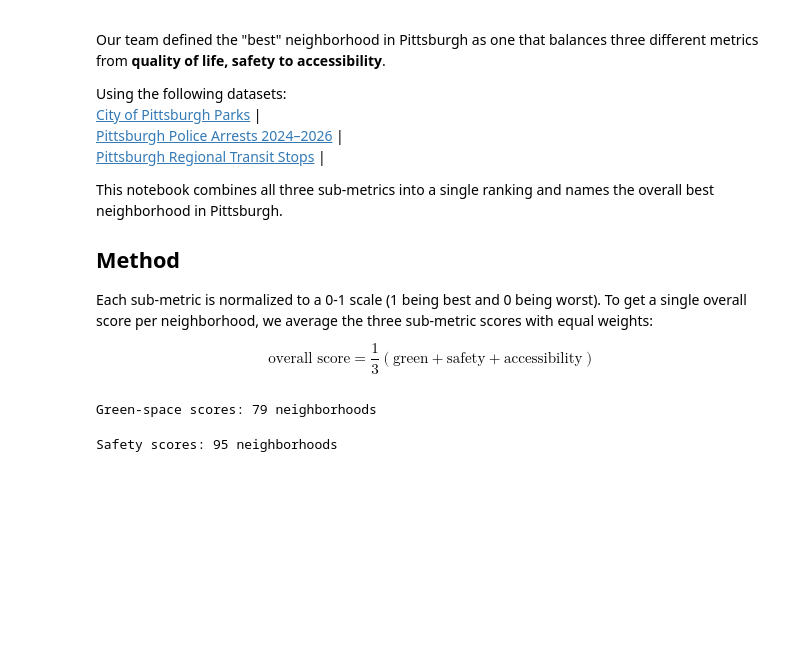
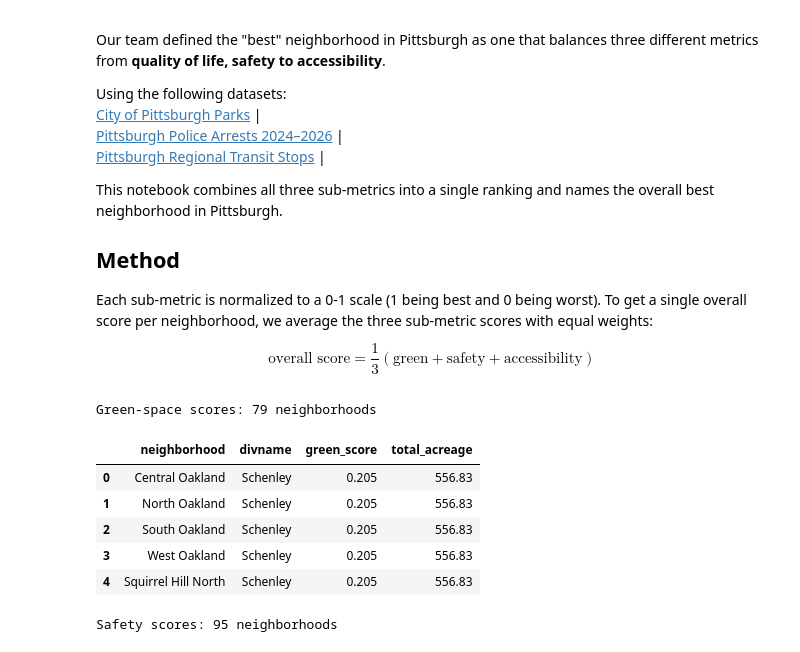
Before and after one commit to g0ldl/Best-Neighborhood, a Jupyter notebook: combined_analysis.ipynb, the cells around one changed output. Cells and saved outputs as stored; diff of their text form; code cells hidden in the pictures; blank space fills up the shorter version.

```diff
--- a/combined_analysis.ipynb
+++ b/combined_analysis.ipynb
@@ -31,9 +31,16 @@ $$\text{overall score} = \frac{1}{3}(\text{green} + \text{safety} + \text{access
 # %%
 #quality scores
 green = pd.read_csv('green_space_scores_by_neighborhood.csv')
 print(f'Green-space scores: {len(green)} neighborhoods')
+green.head()
 # %% [output]
 Green-space scores: 79 neighborhoods
+|  | neighborhood | divname | green_score | total_acreage |
+| 0 | Central Oakland | Schenley | 0.205 | 556.83 |
+| 1 | North Oakland | Schenley | 0.205 | 556.83 |
+| 2 | South Oakland | Schenley | 0.205 | 556.83 |
+| 3 | West Oakland | Schenley | 0.205 | 556.83 |
+| 4 | Squirrel Hill North | Schenley | 0.205 | 556.83 |
 # %%
 #safety scores
 safety = pd.read_csv('safety_scores.csv')
```
Also changed, not shown: parts of 4 cells of this notebook.
